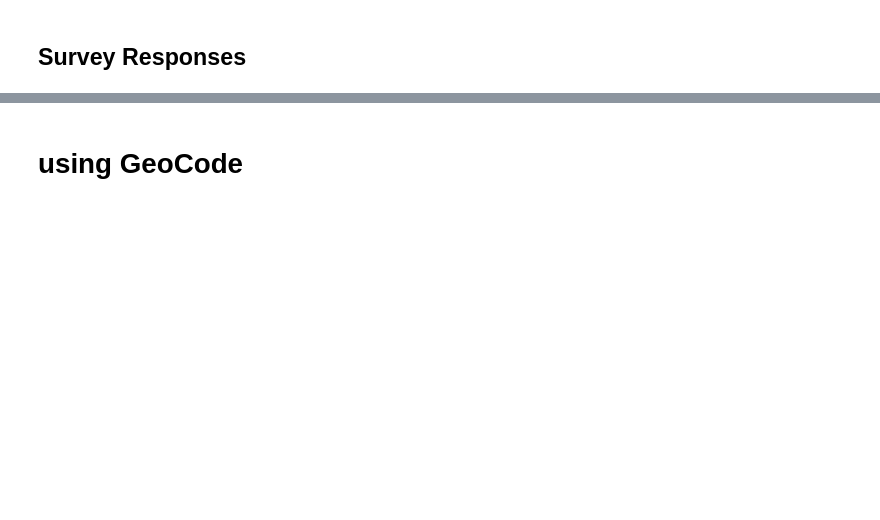
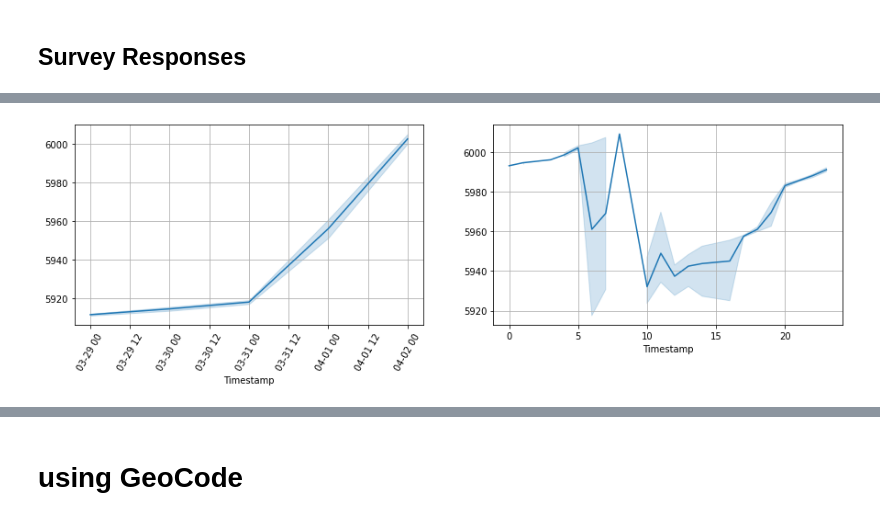
Before and after one commit to amolood/khartoumap, a Jupyter notebook: mapping_notebook.ipynb, the cells around one changed output, grey strips where cells are left out. Saved outputs shown, nothing was run; the diff lists cells and outputs as text; code cells hidden in the pictures; blank space fills up the shorter version.

```diff
--- a/mapping_notebook.ipynb
+++ b/mapping_notebook.ipynb
@@ -200,0 +264,15 @@ plt.grid()
+# %%
+#for new social media data
+plt.figure(figsize=(15,4))
+plt.subplot(1,2,1)
+
+subset= data[data.Timestamp >= '2023-03-29 00:00:00']
+sns.lineplot(x= subset.Timestamp.dt.date, y= subset.index.values)
+plt.xticks(rotation=60)
+plt.grid()
+
+plt.subplot(1,2,2)
+sns.lineplot(x= subset.Timestamp.dt.hour, y= subset.index.values) #Hour is in US EST (KRT - 6)
+plt.grid()
+# %% [output]
+[figure, added]
```
Also changed, not shown: parts of 22 cells of this notebook, 4 other files.
